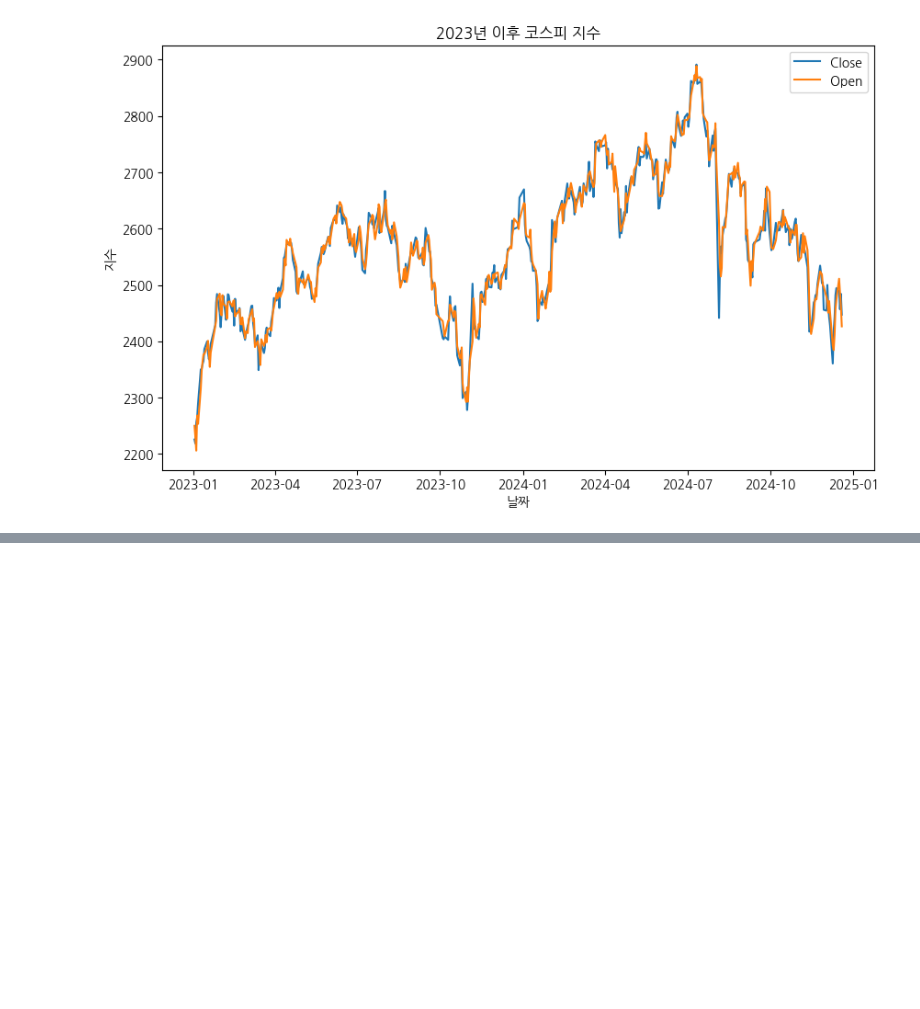
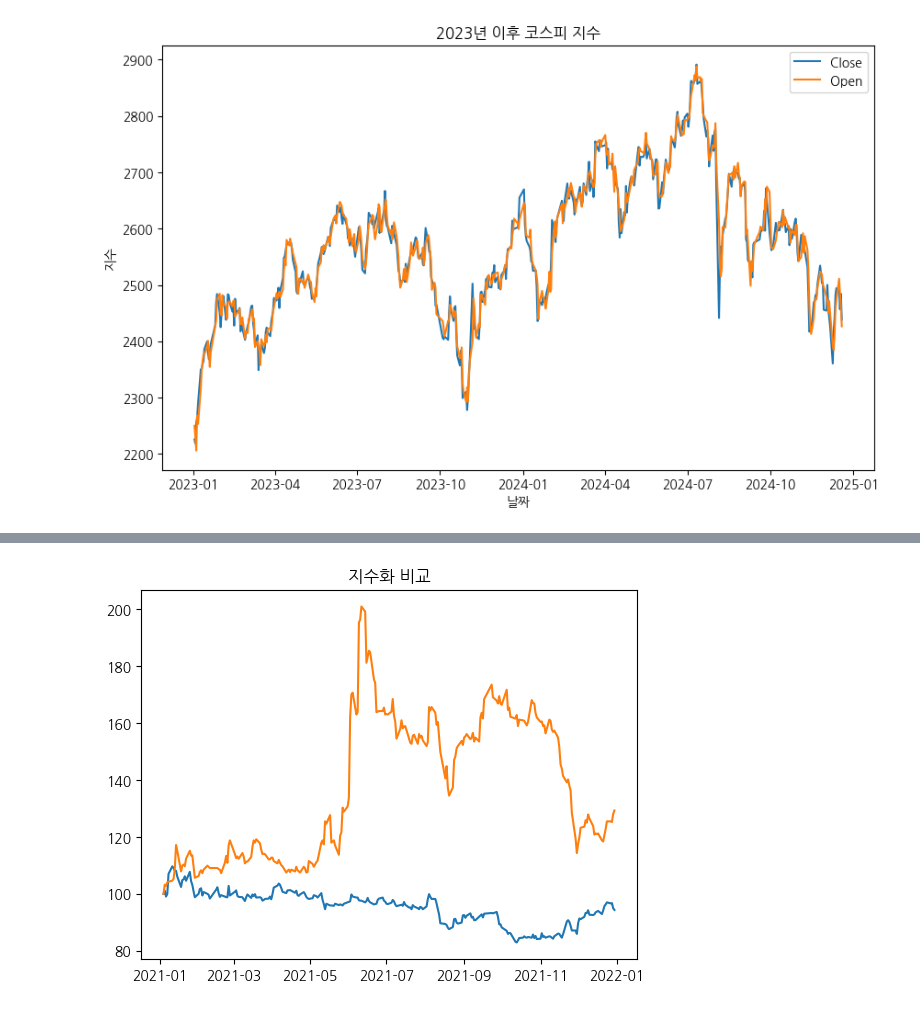
Before and after one commit to jihun-shim/study_pandas, a Jupyter notebook: codes/14.visuallizations_informations.ipynb, the cells around one changed output, grey strips where cells are left out. Cells and saved outputs as stored; diff of their text form; code cells hidden in the pictures; blank space fills up the shorter version.

```diff
--- a/codes/14.visuallizations_informations.ipynb
+++ b/codes/14.visuallizations_informations.ipynb
@@ -80,0 +110,8 @@ plt.show()
+# %%
+# type(symbol_samsung['Close']) 타입확인
+# symbol_samsung['Close'] 시리즈 확인
+# symbol_samsung['Close'].iloc[0] 특정위치 값 확인
+
+#지수화 *극과극인 값 비교가 어려운 대상과의 추세를 비교해보고 싶을때
+serise_samsung = (symbol_samsung['Close'] / symbol_samsung['Close'].iloc[0]) * 100
+serise_samsung
@@ -80,0 +132,3 @@ plt.show()
+# %%
+serise_tway = (symbol_tway['Close'] / symbol_tway['Close'].iloc[0]) * 100
+serise_tway
@@ -80,0 +149,7 @@ plt.show()
+# %%
+plt.plot(symbol_samsung.index, serise_samsung)
+plt.plot(symbol_tway.index, serise_tway)
+plt.title('지수화 비교')
+plt.show()
+# %% [output]
+[figure, added]
```
Also changed, not shown: parts of 12 cells of this notebook, 1 other file.
